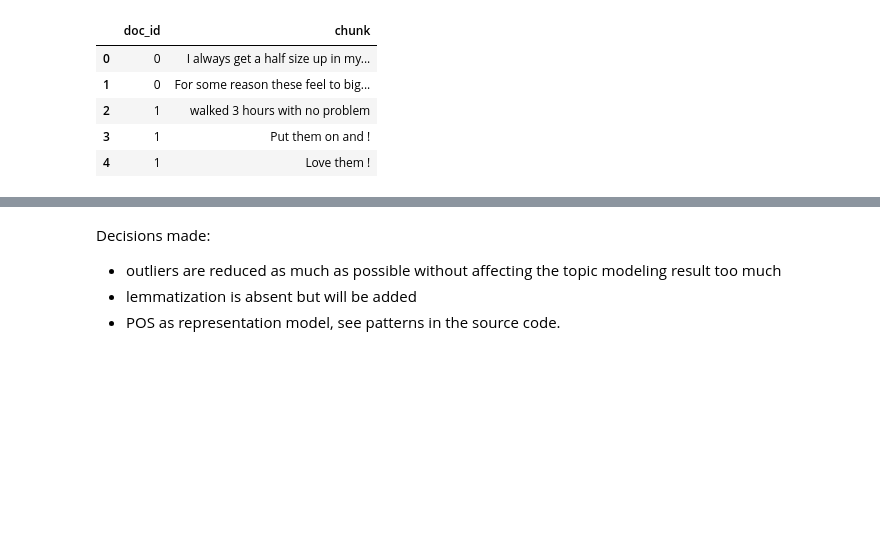
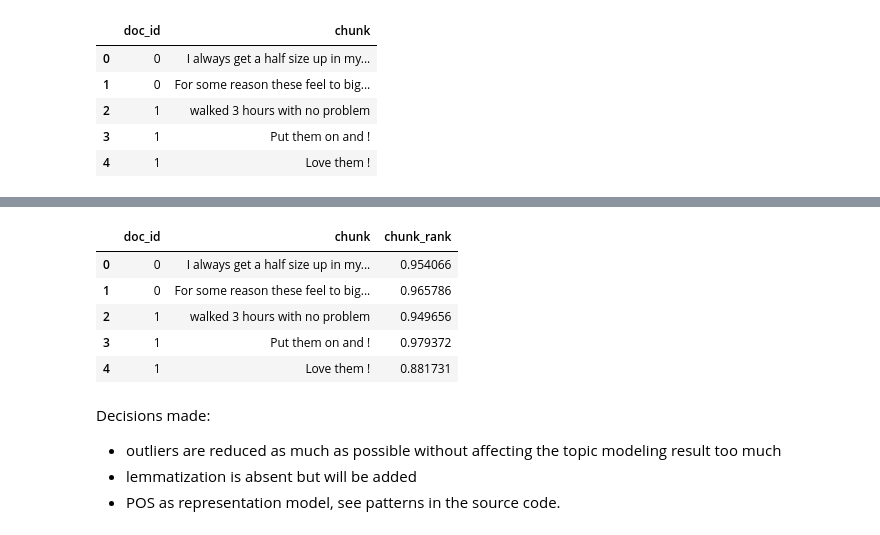
Before and after one commit to EyeofBeholder-NLeSC/orange3-argument, a Jupyter notebook: notebooks/ArguTopic.ipynb, the cells around one changed output, grey strips where cells are left out. Saved outputs shown, nothing was run; the diff lists cells and outputs as text; code cells hidden in the pictures; blank space fills up the shorter version.

```diff
--- a/notebooks/ArguTopic.ipynb
+++ b/notebooks/ArguTopic.ipynb
@@ -37,6 +37,16 @@ Good for non-aerobic workout. Mesh was very comfortable but no support for later
 topic_model = ArguTopic()
 # %%
 topics, probs = topic_model.fit_transform_reduce_outliers(chunks['chunk'])
+# %%
+chunks['chunk_rank'] = topic_model.get_doc_ranks(chunks["chunk"])
+chunks.head()
+# %% [output]
+|  | doc_id | chunk | chunk_rank |
+| 0 | 0 | I always get a half size up in my... | 0.954066 |
+| 1 | 0 | For some reason these feel to big... | 0.965786 |
+| 2 | 1 | walked 3 hours with no problem | 0.949656 |
+| 3 | 1 | Put them on and ! | 0.979372 |
+| 4 | 1 | Love them ! | 0.881731 |
 # %% [markdown]
 Decisions made:
 - outliers are reduced as much as possible without affecting the topic modeling result too much
```
Also changed, not shown: parts of 8 cells of this notebook, 1 other file.
